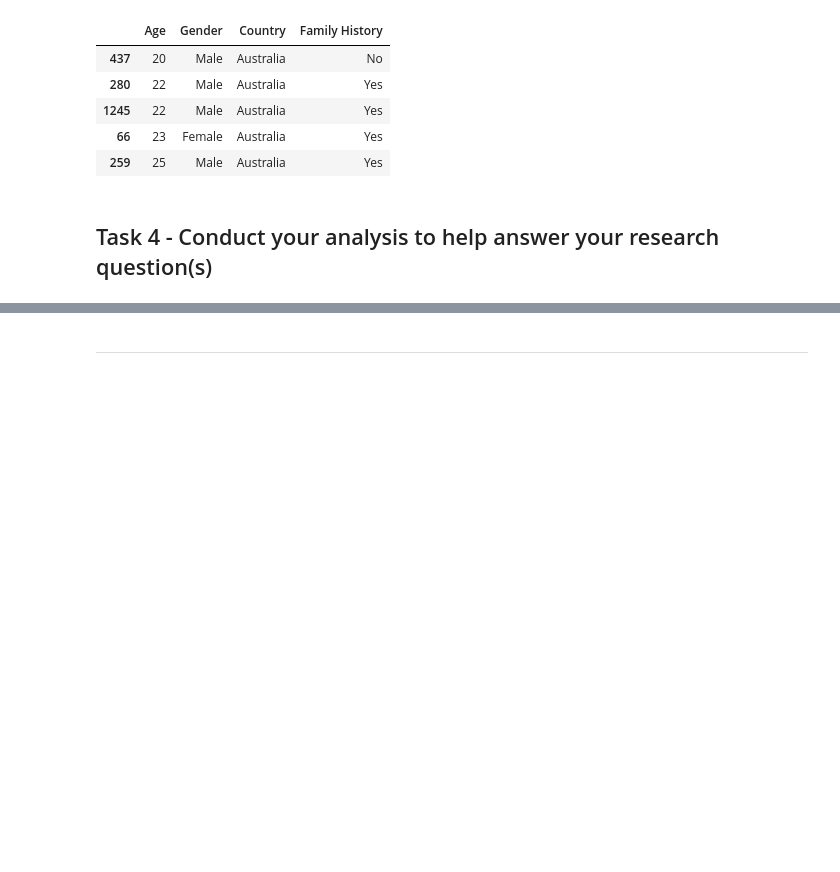
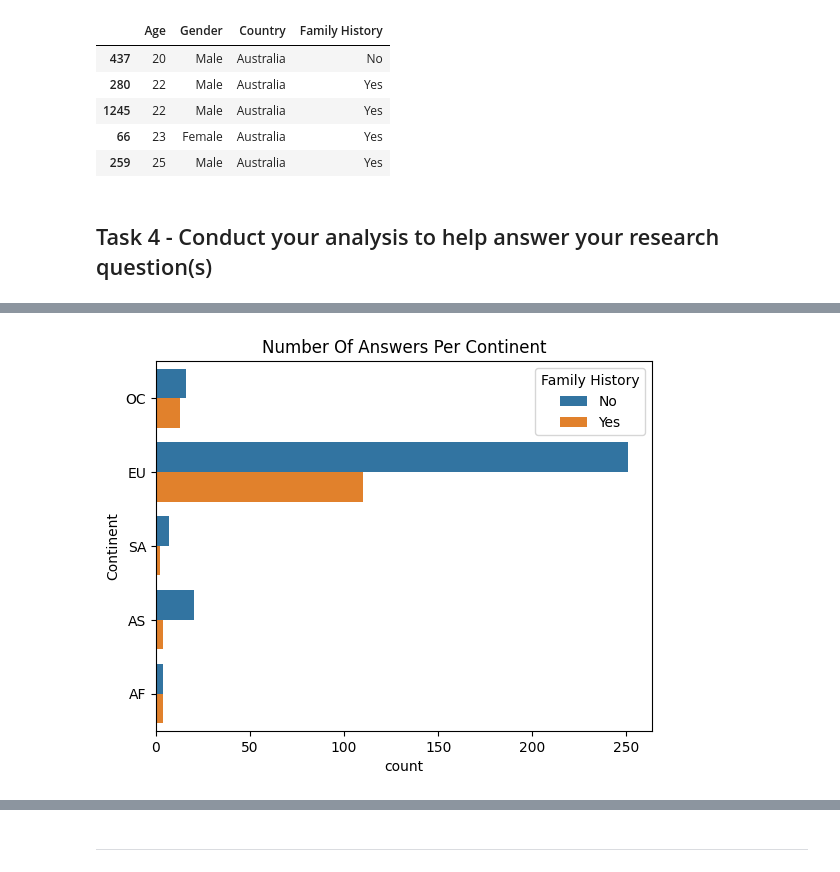
Before and after one commit to ubco-W2022T1-cosc301/project-group06, a Jupyter notebook: notebooks/analysis2.ipynb, the cells around one changed output, grey strips where cells are left out. Cells and saved outputs as stored; diff of their text form; code cells hidden in the pictures; blank space fills up the shorter version.

```diff
--- a/notebooks/analysis2.ipynb
+++ b/notebooks/analysis2.ipynb
@@ -275,0 +318,9 @@ Task 4 is completed in groupAnalysis.ipynb.
+# %%
+#Get a new dataframe without rows where Continent = NA
+notNorthAmericaDf = projectDf[projectDf['Continent'] != 'NA']
+#Visualise the graph with continents instead of countries
+sns.countplot(data=notNorthAmericaDf,y='Continent',hue='Family History').set(title='Number Of Answers Per Continent')
+#Display the plot using matplotlib
+plt.show()
+# %% [output]
+[figure, added]
```
Also changed, not shown: parts of 16 cells of this notebook, 1 other file.
